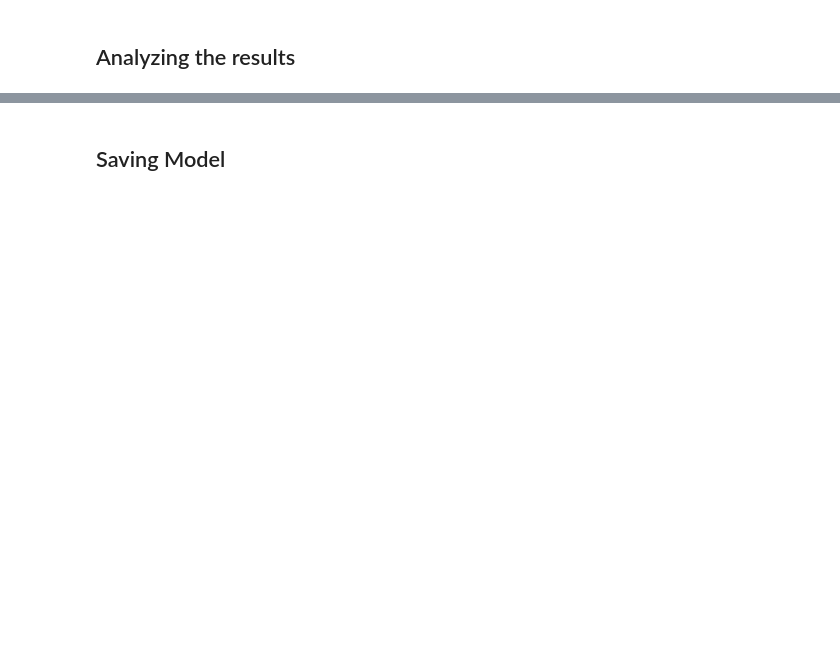
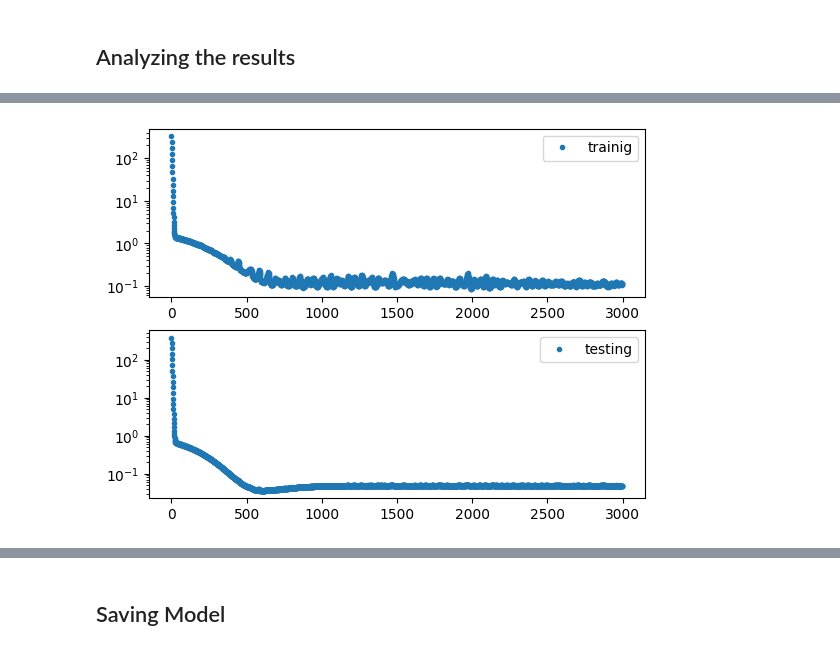
Before and after one commit to JuKoWi/conc2RDF, a Jupyter notebook: src/quickstart.ipynb, the cells around one changed output, grey strips where cells are left out. Cells and saved outputs as stored; diff of their text form; code cells hidden in the pictures; blank space fills up the shorter version.

Commit message:
feat: new Analyzer class

```diff
--- a/src/quickstart.ipynb
+++ b/src/quickstart.ipynb
@@ -62,0 +45,6 @@ with torch.no_grad():
+# %%
+my_analyzer = Analyzer(model, newset)
+# %%
+my_analyzer.get_dashboard()
+# %% [output]
+[figure, added]
```
Also changed, not shown: parts of 9 cells of this notebook, 8 other files.
